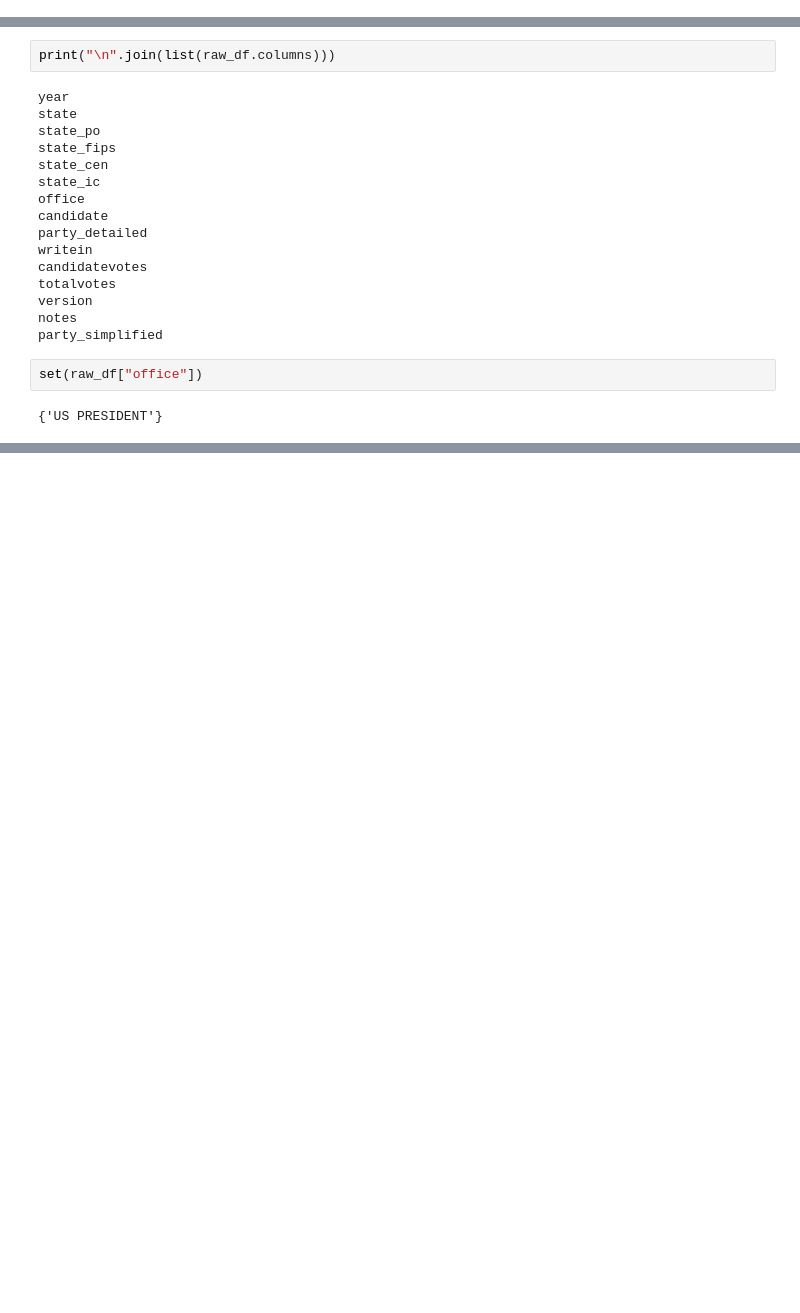
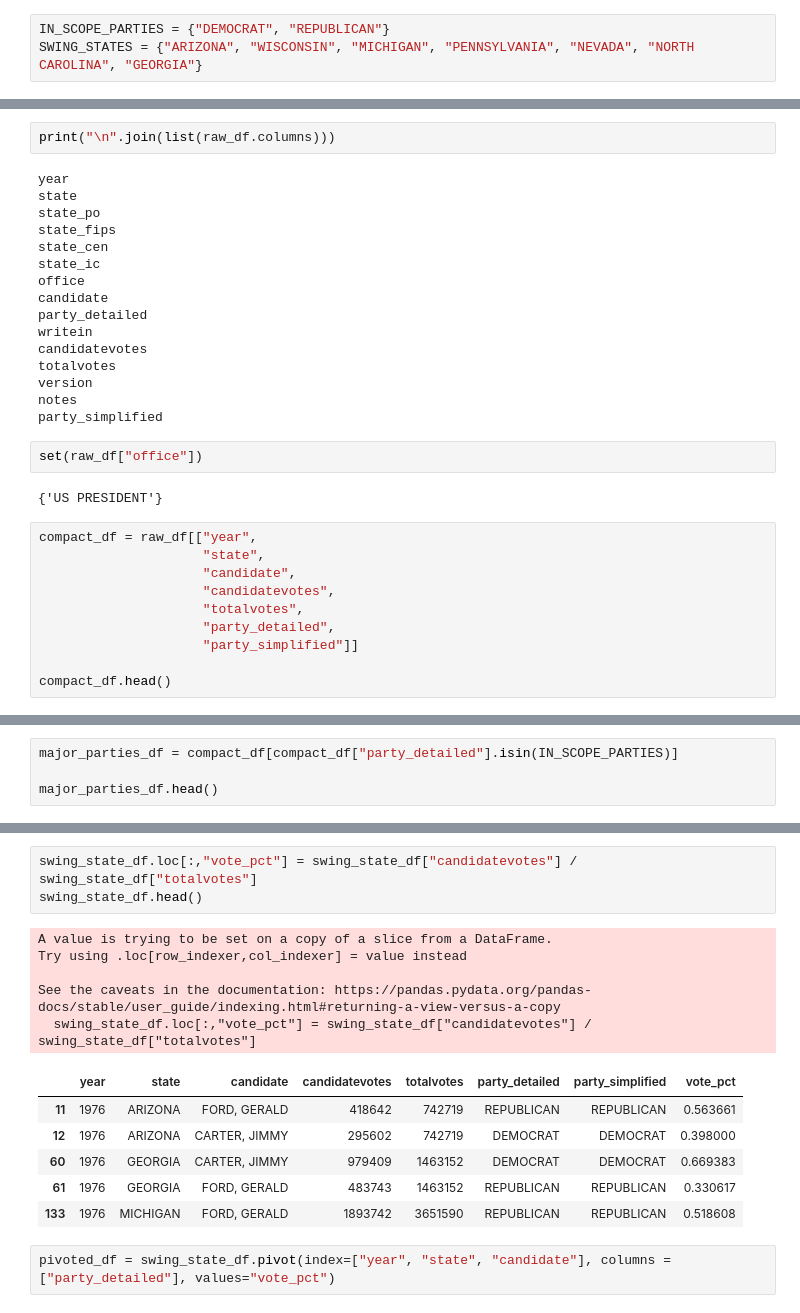
Before and after one commit to voglerdaniel/Elections-Analysis, a Jupyter notebook: code/swing_state_correlations.ipynb, the cells around one changed output, grey strips where cells are left out. Cells and saved outputs as stored; diff of their text form; blank space fills up the shorter version.

```diff
--- a/code/swing_state_correlations.ipynb
+++ b/code/swing_state_correlations.ipynb
@@ -51,3 +56,6 @@ import pandas as pd
+# %%
+IN_SCOPE_PARTIES = {"DEMOCRAT", "REPUBLICAN"}
+SWING_STATES = {"ARIZONA", "WISCONSIN", "MICHIGAN", "PENNSYLVANIA", "NEVADA", "NORTH CAROLINA", "GEORGIA"}
 # %%
 data_path = "../data/us_elections_1976-2020.csv"
 
@@ -83,3 +91,13 @@ party_simplified
 set(raw_df["office"])
 # %% [output]
 {'US PRESIDENT'}
+# %%
+compact_df = raw_df[["year",
+                     "state",
+                     "candidate",
+                     "candidatevotes",
+                     "totalvotes",
+                     "party_detailed",
+                     "party_simplified"]]
+
+compact_df.head()
@@ -85,0 +111,4 @@ set(raw_df["office"])
+# %%
+major_parties_df = compact_df[compact_df["party_detailed"].isin(IN_SCOPE_PARTIES)]
+
+major_parties_df.head()
@@ -85,0 +132,17 @@ set(raw_df["office"])
+# %%
+swing_state_df.loc[:,"vote_pct"] = swing_state_df["candidatevotes"] / swing_state_df["totalvotes"]
+swing_state_df.head()
+# %% [output]
+A value is trying to be set on a copy of a slice from a DataFrame.
+Try using .loc[row_indexer,col_indexer] = value instead
+
+See the caveats in the documentation: https://pandas.pydata.org/pandas-docs/stable/user_guide/indexing.html#returning-a-view-versus-a-copy
+  swing_state_df.loc[:,"vote_pct"] = swing_state_df["candidatevotes"] / swing_state_df["totalvotes"]
+|  | year | state | candidate | candidatevotes | totalvotes | party_detailed | party_simplified | vote_pct |
+| 11 | 1976 | ARIZONA | FORD, GERALD | 418642 | 742719 | REPUBLICAN | REPUBLICAN | 0.563661 |
+| 12 | 1976 | ARIZONA | CARTER, JIMMY | 295602 | 742719 | DEMOCRAT | DEMOCRAT | 0.398000 |
+| 60 | 1976 | GEORGIA | CARTER, JIMMY | 979409 | 1463152 | DEMOCRAT | DEMOCRAT | 0.669383 |
+| 61 | 1976 | GEORGIA | FORD, GERALD | 483743 | 1463152 | REPUBLICAN | REPUBLICAN | 0.330617 |
+| 133 | 1976 | MICHIGAN | FORD, GERALD | 1893742 | 3651590 | REPUBLICAN | REPUBLICAN | 0.518608 |
+# %%
+pivoted_df = swing_state_df.pivot(index=["year", "state", "candidate"], columns = ["party_detailed"], values="vote_pct")
```
Also changed, not shown: parts of 13 cells of this notebook.
